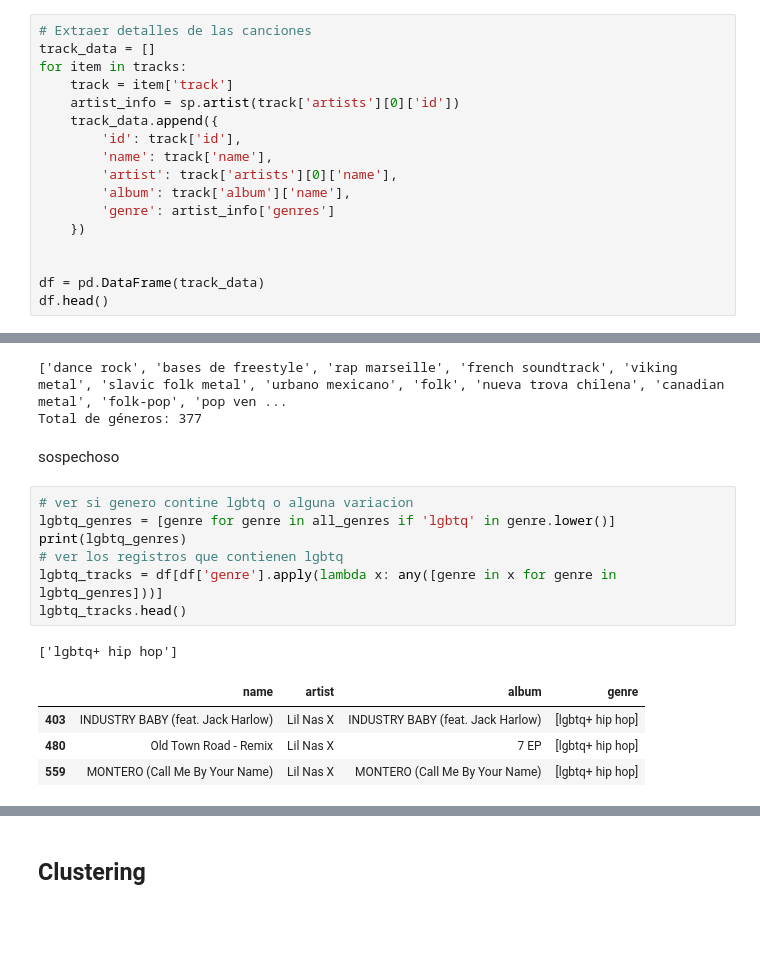
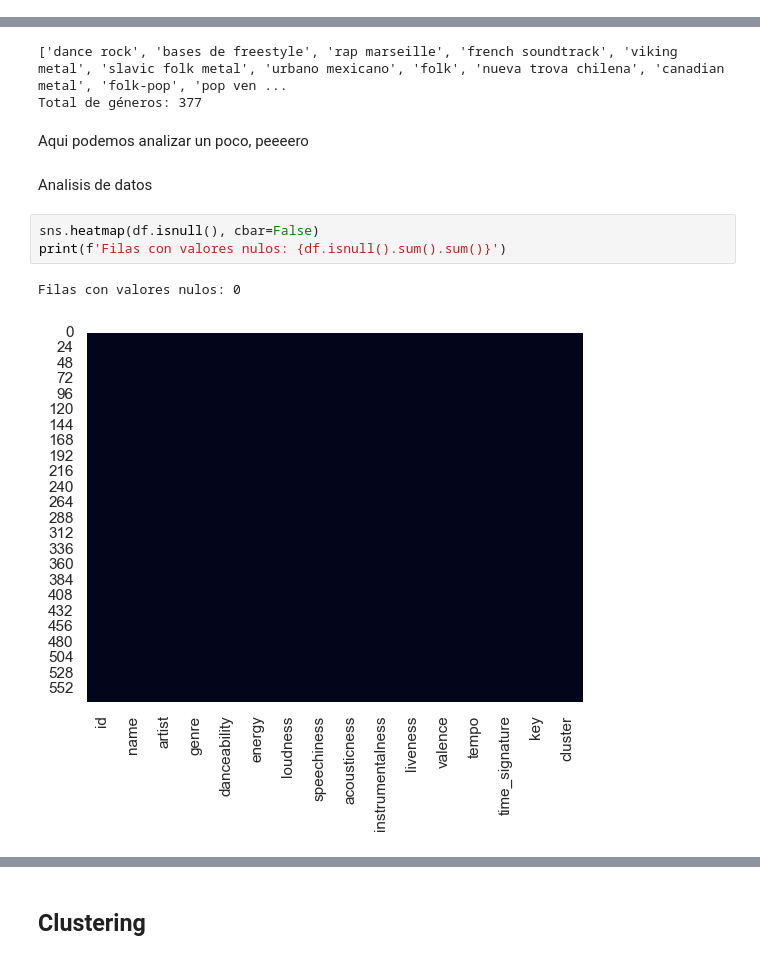
Before and after one commit to R0SEWT/SpotiOrganizer, a Jupyter notebook: clasificador.ipynb, the cells around one changed output, grey strips where cells are left out. Cells and saved outputs as stored; diff of their text form; blank space fills up the shorter version.

```diff
--- a/clasificador.ipynb
+++ b/clasificador.ipynb
@@ -57,20 +64,3 @@ print(f'Total de canciones: {len(tracks)}')
 Total de canciones: 573
 # %% [markdown]
 ### DF con las canciones y sus generos asociados
-# %%
-# Extraer detalles de las canciones
-track_data = []
-for item in tracks:
-    track = item['track']
-    artist_info = sp.artist(track['artists'][0]['id'])
-    track_data.append({
-        'id': track['id'],
-        'name': track['name'],
-        'artist': track['artists'][0]['name'],
-        'album': track['album']['name'],
-        'genre': artist_info['genres']
-    })
-
-
-df = pd.DataFrame(track_data)
-df.head()
@@ -90,18 +139,13 @@ print(f'Total de géneros: {len(all_genres)}')
 # %% [output]
 ['dance rock', 'bases de freestyle', 'rap marseille', 'french soundtrack', 'viking metal', 'slavic folk metal', 'urbano mexicano', 'folk', 'nueva trova chilena', 'canadian metal', 'folk-pop', 'pop ven ...
 Total de géneros: 377
-# %% [markdown]
-sospechoso
-# %%
-# ver si genero contine lgbtq o alguna variacion
-lgbtq_genres = [genre for genre in all_genres if 'lgbtq' in genre.lower()]
-print(lgbtq_genres)
-# ver los registros que contienen lgbtq
-lgbtq_tracks = df[df['genre'].apply(lambda x: any([genre in x for genre in lgbtq_genres]))]
-lgbtq_tracks.head()
-# %% [output]
-['lgbtq+ hip hop']
-|  | name | artist | album | genre |
-| 403 | INDUSTRY BABY (feat. Jack Harlow) | Lil Nas X | INDUSTRY BABY (feat. Jack Harlow) | [lgbtq+ hip hop] |
-| 480 | Old Town Road - Remix | Lil Nas X | 7 EP | [lgbtq+ hip hop] |
-| 559 | MONTERO (Call Me By Your Name) | Lil Nas X | MONTERO (Call Me By Your Name) | [lgbtq+ hip hop] |
+# %% [markdown]
+Aqui podemos analizar un poco, peeeero
+# %% [markdown]
+Analisis de datos
+# %%
+sns.heatmap(df.isnull(), cbar=False)
+print(f'Filas con valores nulos: {df.isnull().sum().sum()}')
+# %% [output]
+Filas con valores nulos: 0
+[figure, added]
```
Also changed, not shown: parts of 28 cells of this notebook, 2 other files.
